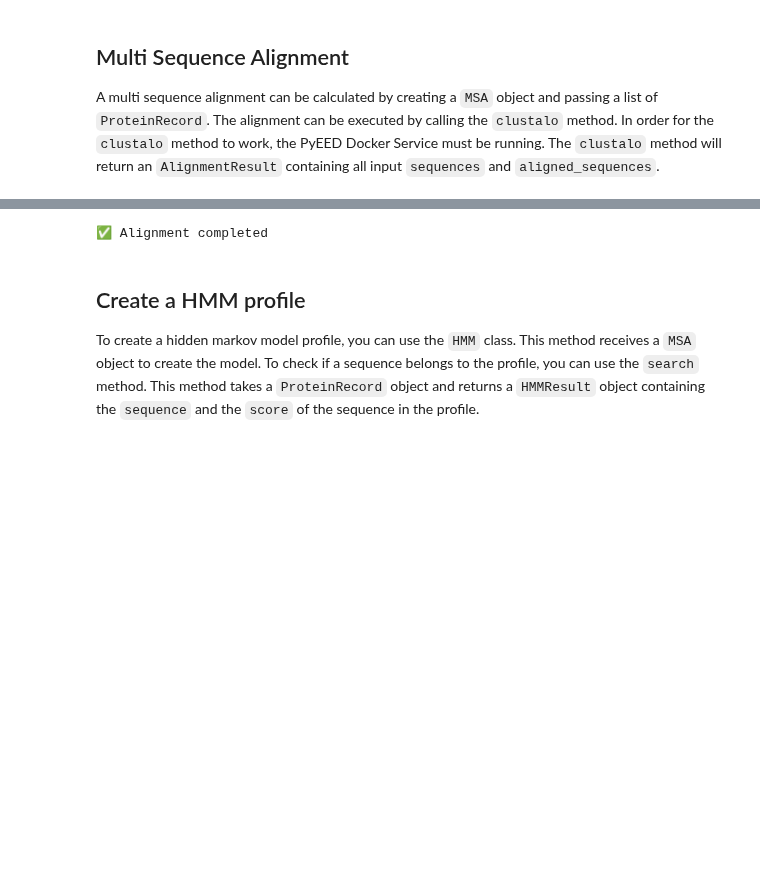
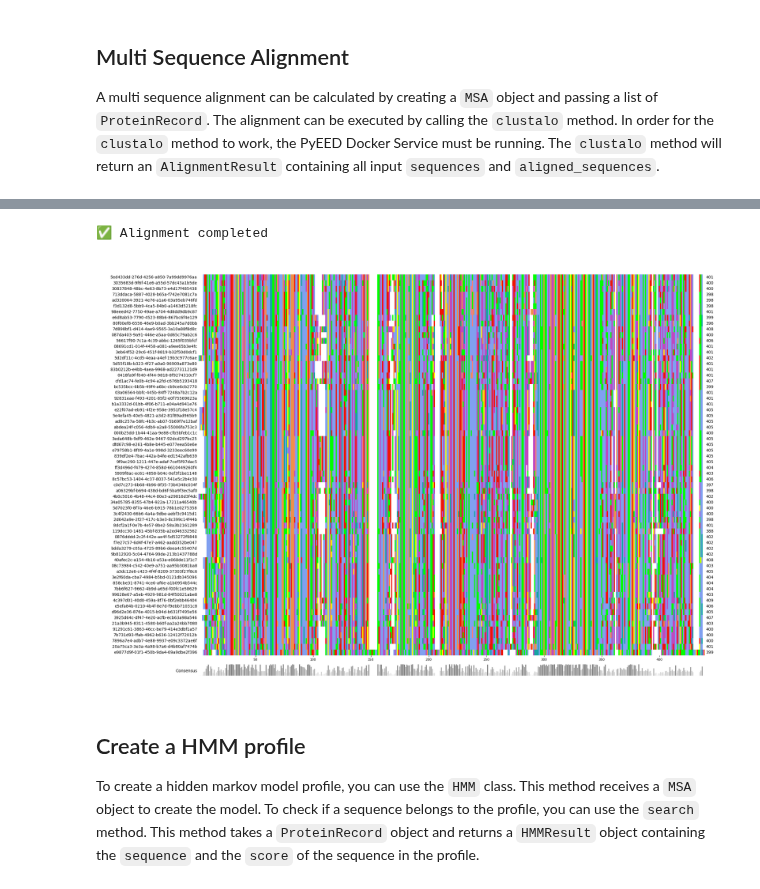
Before and after one commit to PyEED/pyeed, a Jupyter notebook: docs/examples/alignment.ipynb, the cells around one changed output, grey strips where cells are left out. Cells and saved outputs as stored; diff of their text form; code cells hidden in the pictures; blank space fills up the shorter version.

```diff
--- a/docs/examples/alignment.ipynb
+++ b/docs/examples/alignment.ipynb
@@ -21,11 +21,13 @@ A multi sequence alignment can be calculated by creating a `MSA` object and pass
 # %%
 from pyeed.align import MSA
 
 alignment = MSA(sequences=sequences).clustalo()
+alignment.visualize()
 # %% [output]
 [interactive output not drawn]
 [interactive output not drawn]
 ✅ Alignment completed
+[figure, added]
 # %% [markdown]
 ## Create a HMM profile
 
```
Also changed, not shown: 5 other files.
